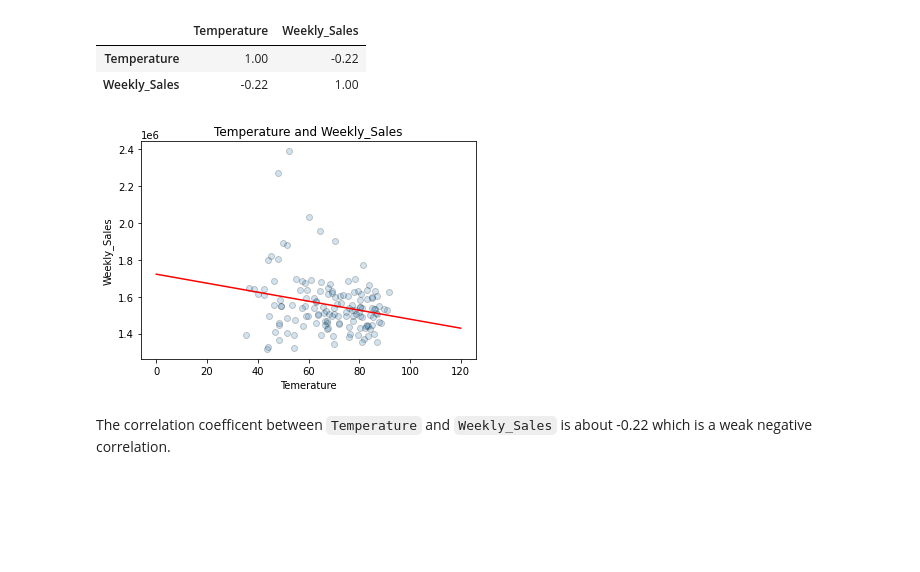
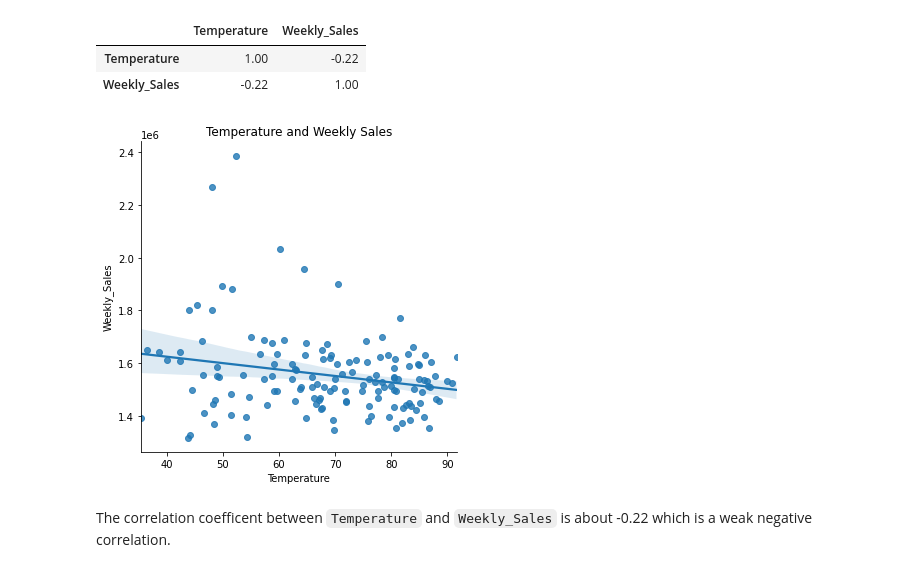
Before and after one commit to GregoryOriet/Forecasting-and-Data-Exploration, a Jupyter notebook: Forecasting_and_Data_Exploration.ipynb, the cells around one changed output. Cells and saved outputs as stored; diff of their text form; code cells hidden in the pictures; blank space fills up the shorter version.

```diff
--- a/Forecasting_and_Data_Exploration.ipynb
+++ b/Forecasting_and_Data_Exploration.ipynb
@@ -144,21 +133,12 @@ store_one[['Temperature', 'Weekly_Sales']].corr()
 |  | Temperature | Weekly_Sales |
 | Temperature | 1.00 | -0.22 |
 | Weekly_Sales | -0.22 | 1.00 |
-# %%
-plt.scatter(store_one[['Temperature']], store_one[['Weekly_Sales']], alpha = 0.2, edgecolor = 'black')
-plt.title('Temperature and Weekly_Sales')
-plt.xlabel('Temerature')
-plt.ylabel('Weekly_Sales')
-x = store_one['Temperature'].values
-y = store_one['Weekly_Sales'].values
-coeff = np.polyfit(x, y, 1)
-m = coeff[0]
-b = coeff[1]
-temp_trend = np.linspace(0, 120, 100)
-sales_trend = m * temp_trend + b
-plt.plot(temp_trend, sales_trend, 'r-');
-# %% [output]
-[figure, removed]
+# %%
+#Plot scatterplot with trendline.
+sns.lmplot(data = store_one, x = 'Temperature', y = 'Weekly_Sales')
+plt.title("Temperature and Weekly Sales");
+# %% [output]
+[figure, added]
 # %% [markdown]
 The correlation coefficent between `Temperature` and `Weekly_Sales` is about -0.22 which is a weak negative correlation.
 # %% [markdown]
```
Also changed, not shown: parts of 95 cells of this notebook.
